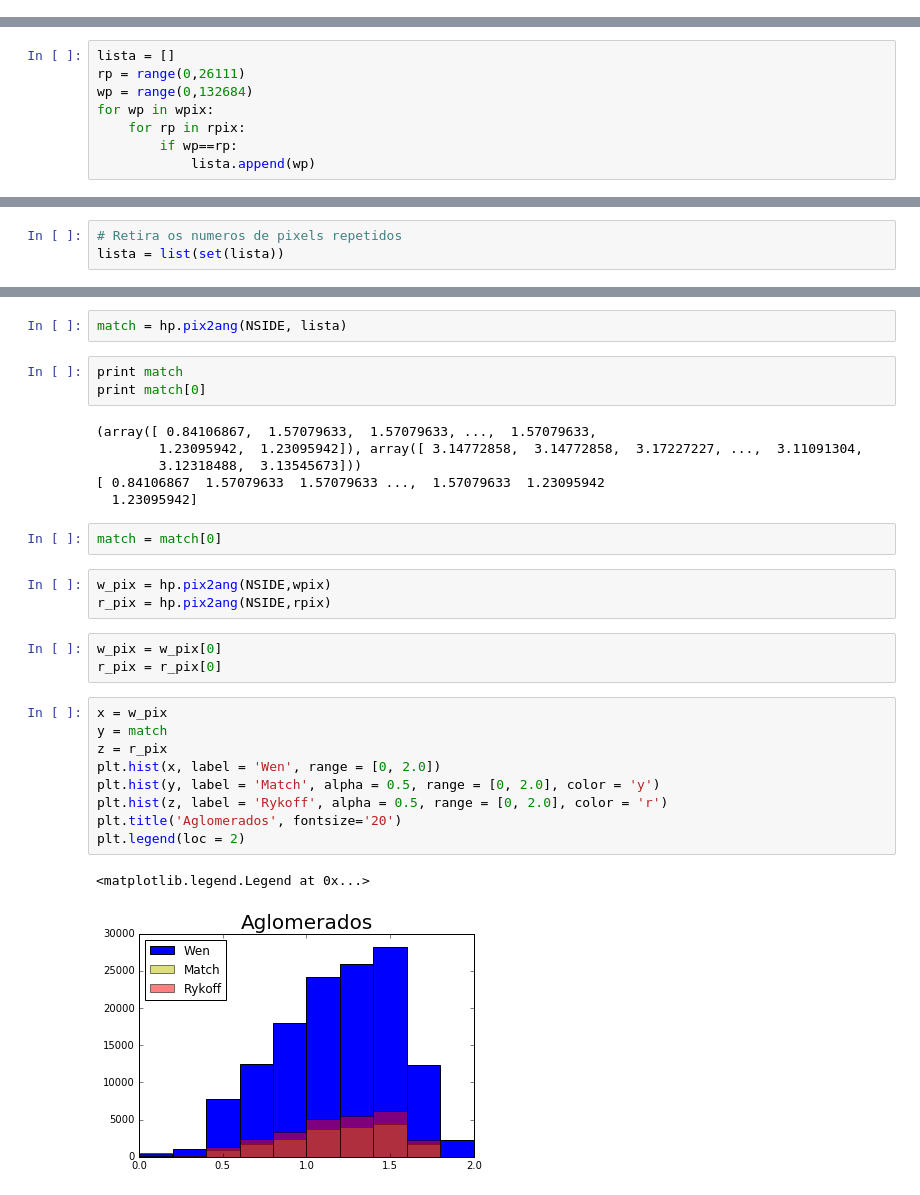
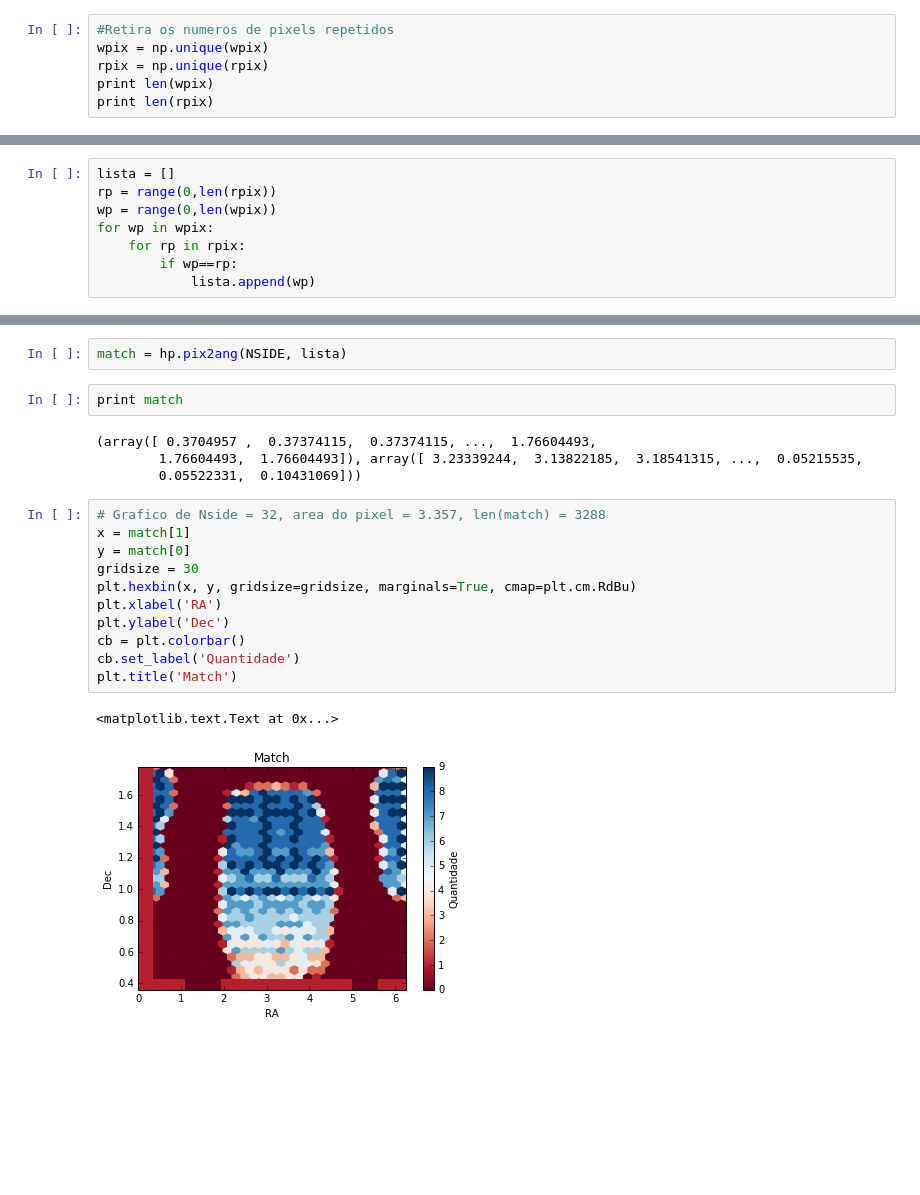
Before and after one commit to clusteron/comparison, a Jupyter notebook: area.ipynb, the cells around one changed output, grey strips where cells are left out. Saved outputs shown, nothing was run; the diff lists cells and outputs as text; blank space fills up the shorter version.

Commit message:
adiconando plots ra e dec

```diff
--- a/area.ipynb
+++ b/area.ipynb
@@ -98,3 +98,9 @@ print len(rpix)
 # %% [output]
 132684
 26111
+# %%
+#Retira os numeros de pixels repetidos
+wpix = np.unique(wpix)
+rpix = np.unique(rpix)
+print len(wpix)
+print len(rpix)
@@ -104,8 +113,8 @@ Primeira parte designa-se uma lista onde sera salvo os valores do match. E dois
 Depois com uso do if, se compara o numero do pixel de um catalogo com o de outro, para assim obtermos o match.
 # %%
 lista = []
-rp = range(0,26111)
-wp = range(0,132684)
+rp = range(0,len(rpix))
+wp = range(0,len(wpix))
 for wp in wpix:
     for rp in rpix:
         if wp==rp:
@@ -117,3 +125,0 @@ print len(lista)
-# %%
-# Retira os numeros de pixels repetidos
-lista = list(set(lista))
@@ -145,30 +127,21 @@ print len(lista_r)
 match = hp.pix2ang(NSIDE, lista)
 # %%
 print match
-print match[0]
 # %% [output]
-(array([ 0.84106867,  1.57079633,  1.57079633, ...,  1.57079633,
-        1.23095942,  1.23095942]), array([ 3.14772858,  3.14772858,  3.17227227, ...,  3.11091304,
-        3.12318488,  3.13545673]))
-[ 0.84106867  1.57079633  1.57079633 ...,  1.57079633  1.23095942
-  1.23095942]
+(array([ 0.3704957 ,  0.37374115,  0.37374115, ...,  1.76604493,
+        1.76604493,  1.76604493]), array([ 3.23339244,  3.13822185,  3.18541315, ...,  0.05215535,
+        0.05522331,  0.10431069]))
-# %%
-match = match[0]
-# %%
-w_pix = hp.pix2ang(NSIDE,wpix)
-r_pix = hp.pix2ang(NSIDE,rpix)
-# %%
-w_pix = w_pix[0]
-r_pix = r_pix[0]
-# %%
-x = w_pix
-y = match
-z = r_pix
-plt.hist(x, label = 'Wen', range = [0, 2.0])
-plt.hist(y, label = 'Match', alpha = 0.5, range = [0, 2.0], color = 'y')
-plt.hist(z, label = 'Rykoff', alpha = 0.5, range = [0, 2.0], color = 'r')
-plt.title('Aglomerados', fontsize='20')
-plt.legend(loc = 2)
-# %% [output]
-<matplotlib.legend.Legend at 0x...>
-[figure, removed]
+# %%
+# Grafico de Nside = 32, area do pixel = 3.357, len(match) = 3288
+x = match[1]
+y = match[0]
+gridsize = 30
+plt.hexbin(x, y, gridsize=gridsize, marginals=True, cmap=plt.cm.RdBu)
+plt.xlabel('RA')
+plt.ylabel('Dec')
+cb = plt.colorbar()
+cb.set_label('Quantidade')
+plt.title('Match')
+# %% [output]
+<matplotlib.text.Text at 0x...>
+[figure, added]
```
Also changed, not shown: parts of 23 cells of this notebook.
